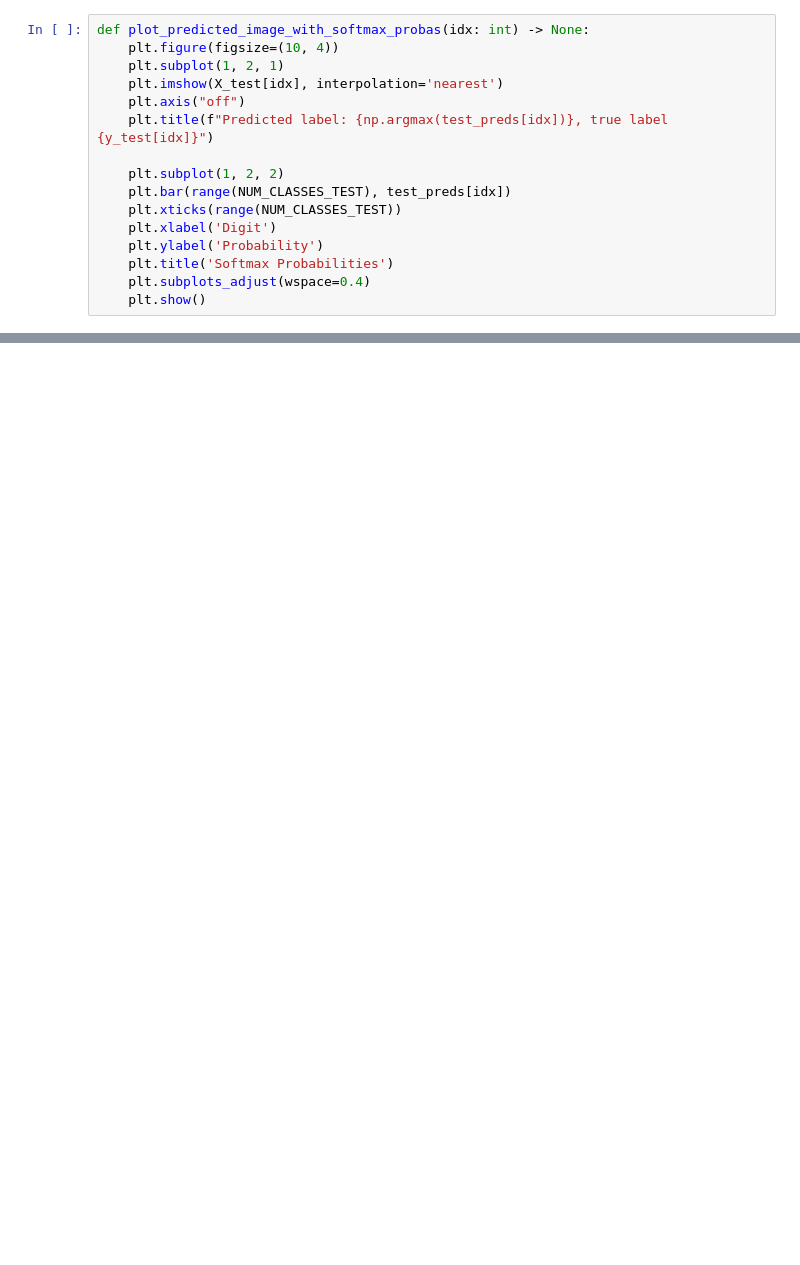
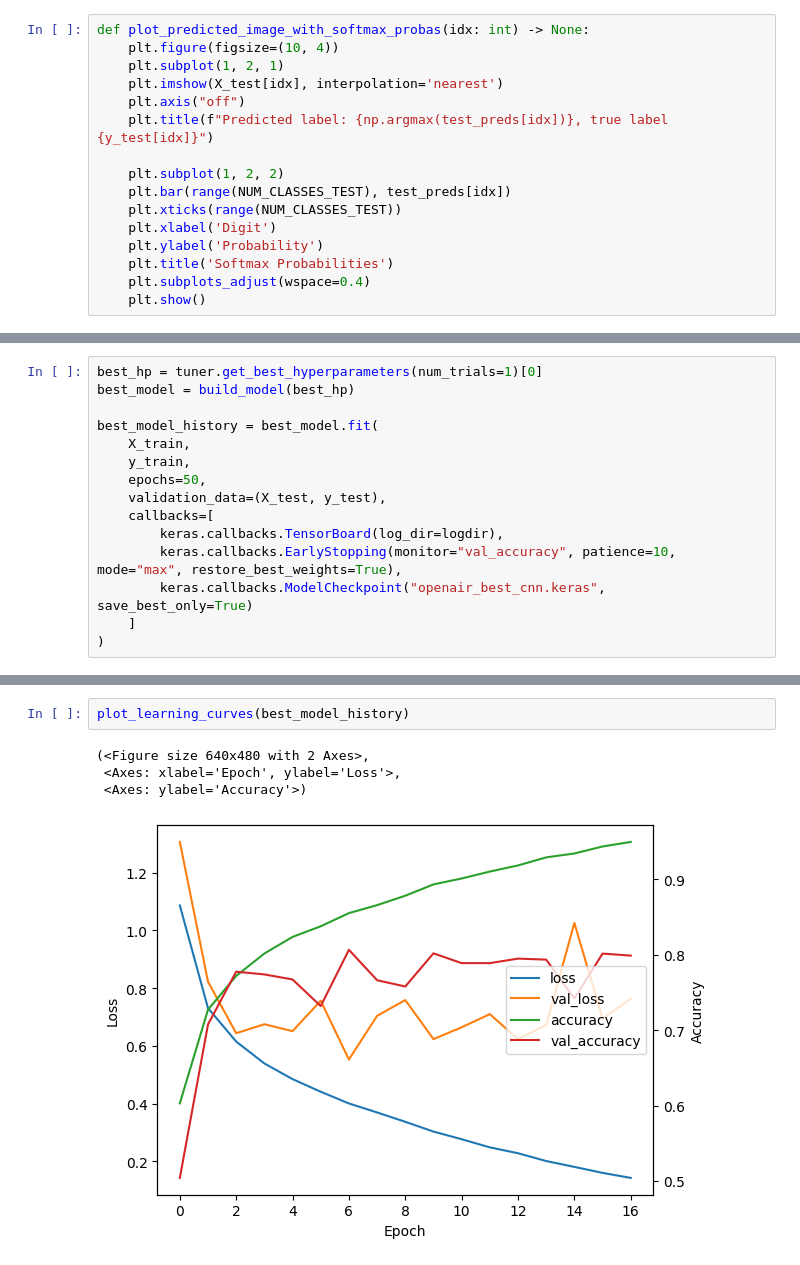
Before and after one commit to jancewicz/PJATK---Artificial-Intelligence-Postgraduate-Studies-, a Jupyter notebook: keras/openair-classifier/openair.ipynb, the cells around one changed output, grey strips where cells are left out. Cells and saved outputs as stored; diff of their text form; blank space fills up the shorter version.

Commit message:
exercise for openair done

```diff
--- a/keras/openair-classifier/openair.ipynb
+++ b/keras/openair-classifier/openair.ipynb
@@ -284,0 +380,15 @@ Train set acc: 0.7408436653840673, test set acc: 0.7046666666666667
+# %%
+best_hp = tuner.get_best_hyperparameters(num_trials=1)[0]
+best_model = build_model(best_hp)
+
+best_model_history = best_model.fit(
+    X_train,
+    y_train,
+    epochs=50,
+    validation_data=(X_test, y_test),
+    callbacks=[
+        keras.callbacks.TensorBoard(log_dir=logdir),
+        keras.callbacks.EarlyStopping(monitor="val_accuracy", patience=10, mode="max", restore_best_weights=True),
+        keras.callbacks.ModelCheckpoint("openair_best_cnn.keras", save_best_only=True)
+    ]
+)
@@ -284,0 +413,7 @@ Train set acc: 0.7408436653840673, test set acc: 0.7046666666666667
+# %%
+plot_learning_curves(best_model_history)
+# %% [output]
+(<Figure size 640x480 with 2 Axes>,
+ <Axes: xlabel='Epoch', ylabel='Loss'>,
+ <Axes: ylabel='Accuracy'>)
+[figure, added]
```
Also changed, not shown: parts of 18 cells of this notebook.
